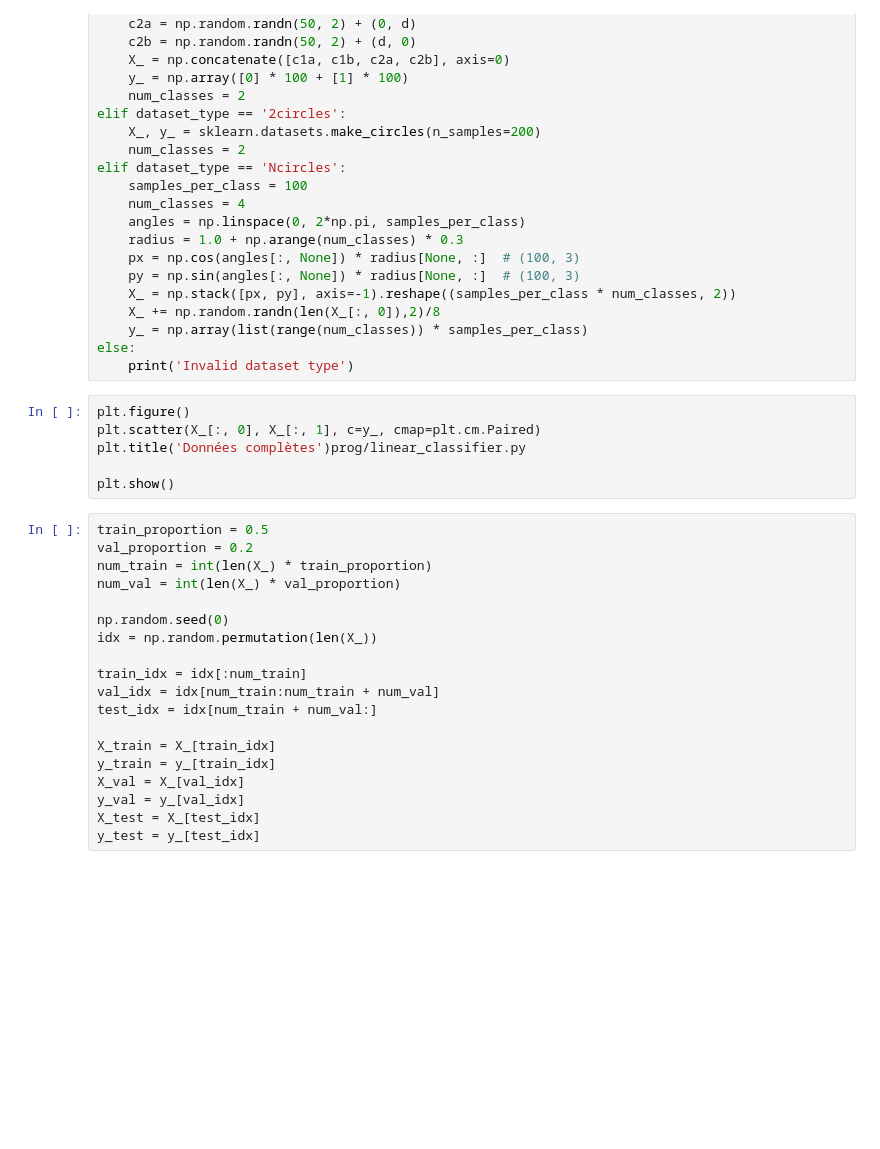
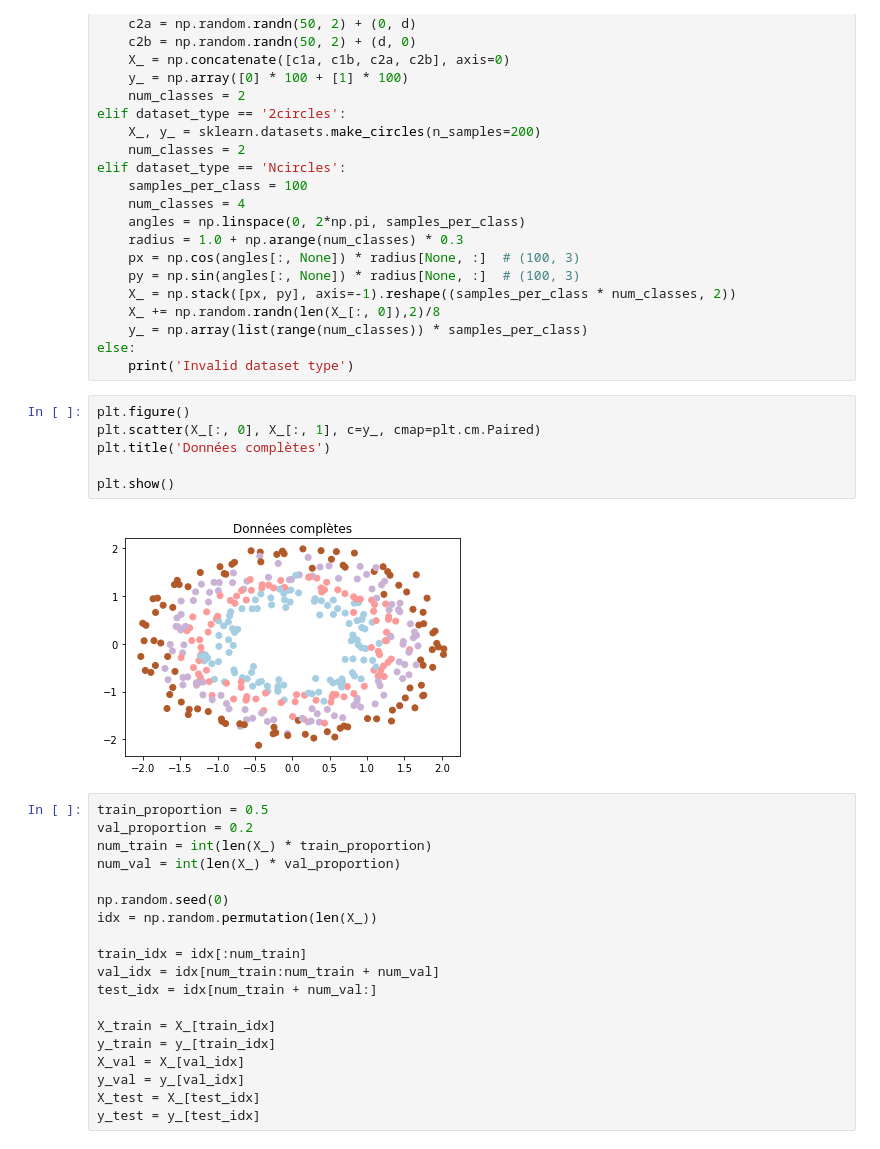
Before and after one commit to ThibaultDuhamel/ift712, a Jupyter notebook: TP4/Devoir4.ipynb, the cells around one changed output. Drawn from its saved outputs; the diff is of its cells as text; blank space fills up the shorter version.

```diff
--- a/TP4/Devoir4.ipynb
+++ b/TP4/Devoir4.ipynb
@@ -312,9 +312,11 @@ else:
 # %%
 plt.figure()
 plt.scatter(X_[:, 0], X_[:, 1], c=y_, cmap=plt.cm.Paired)
-plt.title('Données complètes')prog/linear_classifier.py
+plt.title('Données complètes')
 
 plt.show()
+# %% [output]
+[figure, added]
 # %%
 train_proportion = 0.5
 val_proportion = 0.2
```
Also changed, not shown: parts of 11 cells of this notebook, 2 other files.
